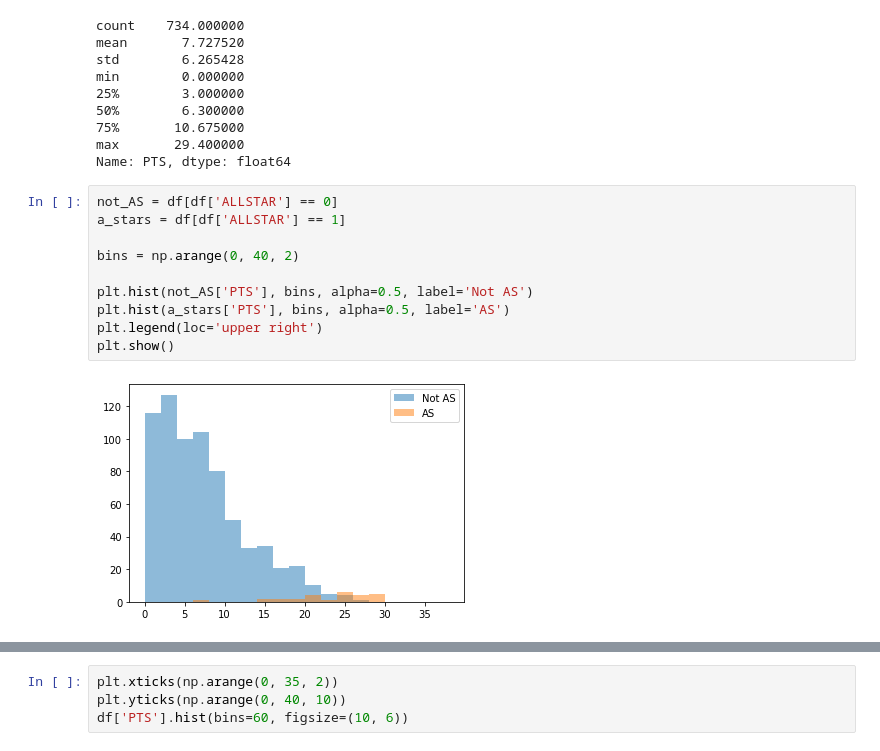
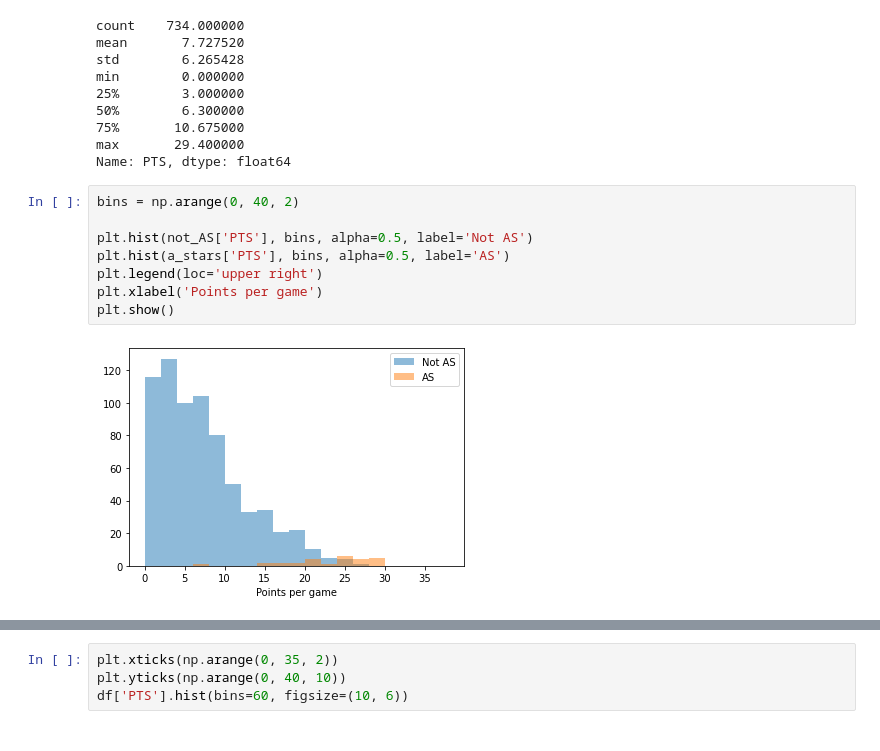
Before and after one commit to MennoCoehoorn/OZNAL, a Jupyter notebook: NBA.ipynb, the cells around one changed output, grey strips where cells are left out. Drawn from its saved outputs; the diff is of its cells as text.

```diff
--- a/NBA.ipynb
+++ b/NBA.ipynb
@@ -345,14 +407,12 @@ min        0.000000
 max       29.400000
 Name: PTS, dtype: float64
 # %%
-not_AS = df[df['ALLSTAR'] == 0]
-a_stars = df[df['ALLSTAR'] == 1]
-
 bins = np.arange(0, 40, 2)
 
 plt.hist(not_AS['PTS'], bins, alpha=0.5, label='Not AS')
 plt.hist(a_stars['PTS'], bins, alpha=0.5, label='AS')
 plt.legend(loc='upper right')
+plt.xlabel('Points per game')
 plt.show()
 # %% [output]
-[figure, old version]
+[figure, new version]
```
Also changed, not shown: parts of 35 cells of this notebook.
